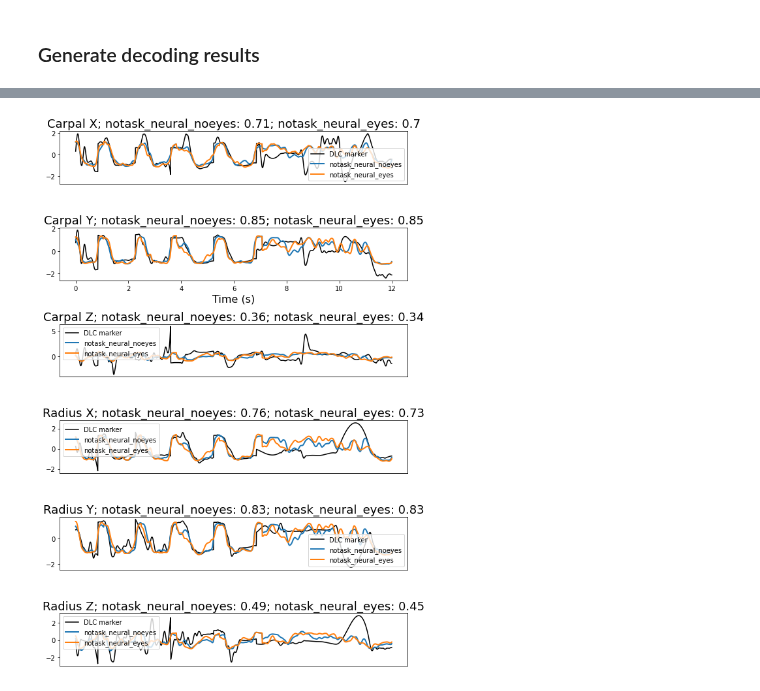
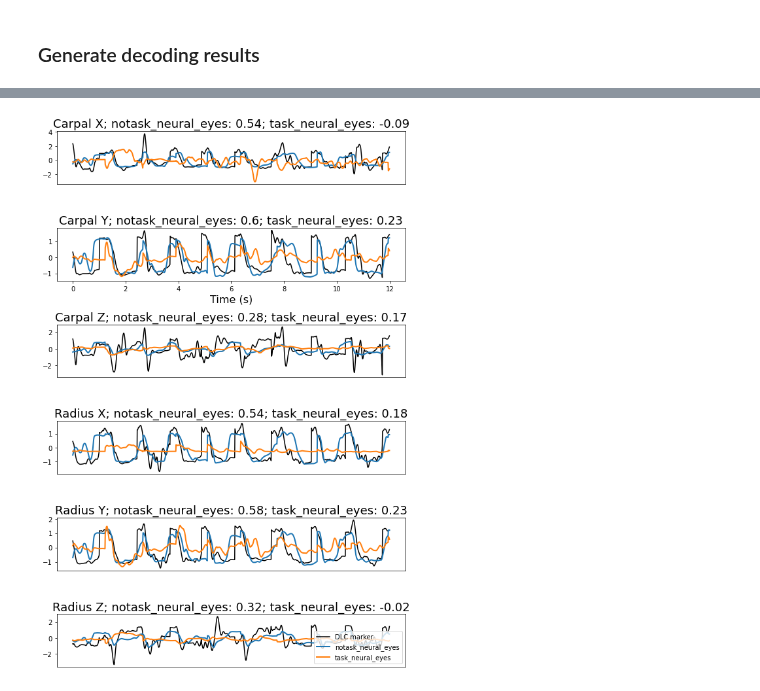
Before and after one commit to ntolley/SEE_decoding, a Jupyter notebook: notebooks/movement_decoding_rnn.ipynb, the cells around one changed output, grey strips where cells are left out. Drawn from its saved outputs; the diff is of its cells as text; code cells hidden in the pictures.

```diff
--- a/notebooks/movement_decoding_rnn.ipynb
+++ b/notebooks/movement_decoding_rnn.ipynb
@@ -83,3 +71,10 @@ plt.legend()
+# %%
+rng = np.random.default_rng(22)
+random_units = rng.choice(range(85), size=3).astype(str)
+unit_mask = np.in1d(neural_df['unit'].values, random_units)
+layout_mask = neural_df['unit'].str.contains(pat='layout')
+
+neural_df = neural_df[np.logical_or(unit_mask, layout_mask)].reset_index(drop=True)
 # %%
 #%matplotlib widget
 fig = plt.figure()
@@ -194,7 +189,7 @@ class model_gru(nn.Module):
 def run_wiener(pred_df, neural_df, neural_offset, task_info=True, window_size=10):
   if task_info:
     exclude_processing = np.zeros(len(neural_df['unit'].unique()))
-    exclude_processing[-4:] = np.ones(4)
+    exclude_processing[-2:] = np.ones(2)
     exclude_processing = exclude_processing.astype(bool)
   else:
     exclude_processing = None
@@ -247,7 +242,7 @@ def run_rnn(pred_df, neural_df, neural_offset, task_info=True, window_size=10):
   y_test_data = testing_set[:][1][:,-1,:].detach().cpu().numpy()
 
   #Define hyperparameters
-  lr = 1e-4
+  lr = 1e-3
   weight_decay = 0
   hidden_dim = 20
   dropout = 0.5
@@ -288,10 +283,10 @@ window_size = 20
 func_dict = {'wiener': run_wiener, 'rnn': run_rnn}
 #func_dict = {'wiener': run_wiener}
 
-df_dict = {#'task_neural_noeyes': {'df': task_neural_noeyes_df, 'task_info': True},
+df_dict = {'task_neural_noeyes': {'df': task_neural_noeyes_df, 'task_info': True},
            'notask_neural_noeyes': {'df': notask_neural_noeyes_df, 'task_info': False},
-           'notask_neural_eyes': {'df': notask_neural_eyes_df, 'task_info': False},}
-           #'task_neural_eyes': {'df': notask_neural_eyes_df, 'task_info': True},
+           'notask_neural_eyes': {'df': notask_neural_eyes_df, 'task_info': False},
+           'task_neural_eyes': {'df': notask_neural_eyes_df, 'task_info': True,}}
            #'eyes': {'df': eye_df, 'task_info': False}}
 
 decode_results = dict()
@@ -329,14 +324,10 @@ Epoch: 380/1000 ... Train Loss: 0.4361  ... Validation Loss: 0.5207
 # %%
-# carpal_mask = np.logical_and(kinematic_df['name'].str.contains(pat='carpal'),
-#                              ~kinematic_df['name'].str.contains(pat='error'))
-# carpal_df = kinematic_df[carpal_mask]
-# carpal_df['posData'] = carpal_df['posData'].map(partial(smooth_waveform, window_len=200, sfreq=100))
-exclude_processing = np.zeros(len(neural_df['unit'].unique()))
-exclude_processing[-4:] = np.ones(4)
-exclude_processing = exclude_processing.astype(bool)
+# exclude_processing = np.zeros(len(neural_df['unit'].unique()))
+# exclude_processing[-4:] = np.ones(4)
+# exclude_processing = exclude_processing.astype(bool)
 
 data_arrays, generators = mocap_functions.make_generators(
-wrist_df, neural_df, neural_offset, cv_dict, metadata, exclude_neural=exclude_processing, window_size=window_size)
+wrist_df, neural_df, neural_offset, cv_dict, metadata, exclude_neural=None, window_size=window_size)
 
 # Unpack tuple into variables
 training_set, validation_set, testing_set = data_arrays
@@ -349,40 +340,42 @@ X_test_data = testing_set[:][0][:,-1,:].detach().cpu().numpy()
 y_test_data = testing_set[:][1][:,-1,:].detach().cpu().numpy()
 # %%
 plt.figure(figsize=(8, 12))
-tstart = 0
+tstart = 2000
 bounds = np.arange(tstart, tstart + 1200)
 x_vals = np.arange(len(bounds))/100
 
 decoder_type = 'rnn'
-cond1 = 'notask_neural_noeyes'
-cond2 = 'notask_neural_eyes'
+cond1 = 'notask_neural_eyes'
+cond2 = 'task_neural_eyes'
 
 marker_names = ['Carpal X', 'Carpal Y', 'Carpal Z', 'Radius X', 'Radius Y', 'Radius Z']
 for col_idx in range(6):
     plt.subplot(6, 1, col_idx+1)
     plt.plot(x_vals, y_test_data[bounds, col_idx], color='k', label='DLC marker')
     plt.plot(x_vals, decode_results[decoder_type][cond1]['test_pred'][bounds, col_idx], color='C0', linewidth=2, label=cond1)
     plt.plot(x_vals, decode_results[decoder_type][cond2]['test_pred'][bounds, col_idx], color='C1', linewidth=2, label=cond2)
 
 
     layout_corr = np.round(decode_results[decoder_type][cond1]['test_corr'][col_idx], 2)
     nolayout_corr = np.round(decode_results[decoder_type][cond2]['test_corr'][col_idx], 2)
     plt.title(f"{marker_names[col_idx]}; {cond1}: {layout_corr}; {cond2}: {nolayout_corr}", fontsize=18)
 
     if col_idx == 1:
         plt.xlabel('Time (s)', fontsize=16)
     else:
         plt.xticks([])
+
+    if col_idx == 5:
         plt.legend()
 
     plt.ylim(plt.ylim())
     plt.xlim(plt.xlim())
 
     #plt.vlines(x=[3, 6, 9, 12],ymin=-10000, ymax=100000, color='k', linewidth=10, linestyle='-', alpha=0.3)
 plt.tight_layout()
-plt.savefig(f'movement_decoding_final.svg')
+plt.savefig(f'movement_decoding_trajectory.png')
 # %% [output]
-[figure, old version]
+[figure, new version]
 # %%
 plt.figure(figsize=(8, 10))
 tstart = 300
```
Also changed, not shown: parts of 7 cells of this notebook, 4 other files.
